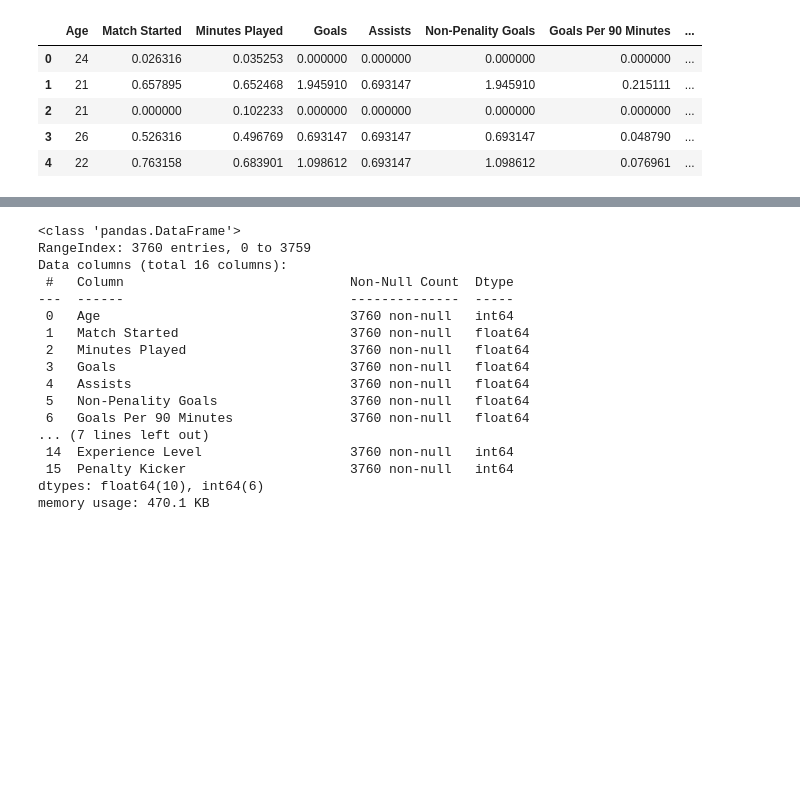
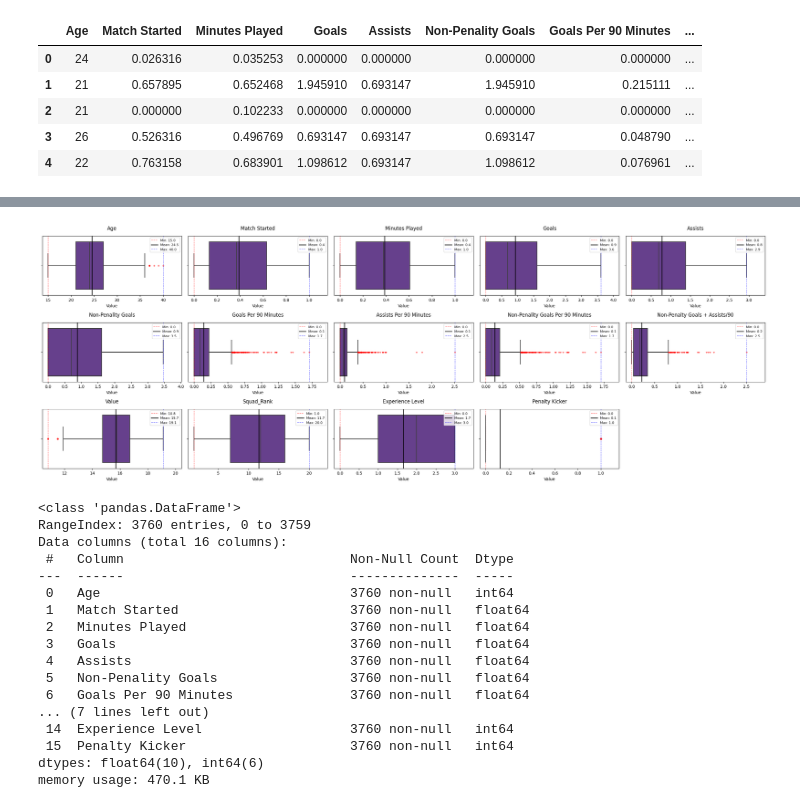
Before and after one commit to Juhyeong-Pang/MarketValuePrediction, a Jupyter notebook: notebooks/Preprocess.ipynb, the cells around one changed output, grey strips where cells are left out. Drawn from its saved outputs; the diff is of its cells as text; code cells hidden in the pictures; blank space fills up the shorter version.

```diff
--- a/notebooks/Preprocess.ipynb
+++ b/notebooks/Preprocess.ipynb
@@ -32,3 +36,7 @@ plot_entire_distribution(temp_df)
+# %%
+plot_entire_boxplot(temp_df)
+# %% [output]
+[figure, added]
 # %%
 # temp_df.head()
 temp_df.info()
```
Also changed, not shown: parts of 8 cells of this notebook, 8 other files.
